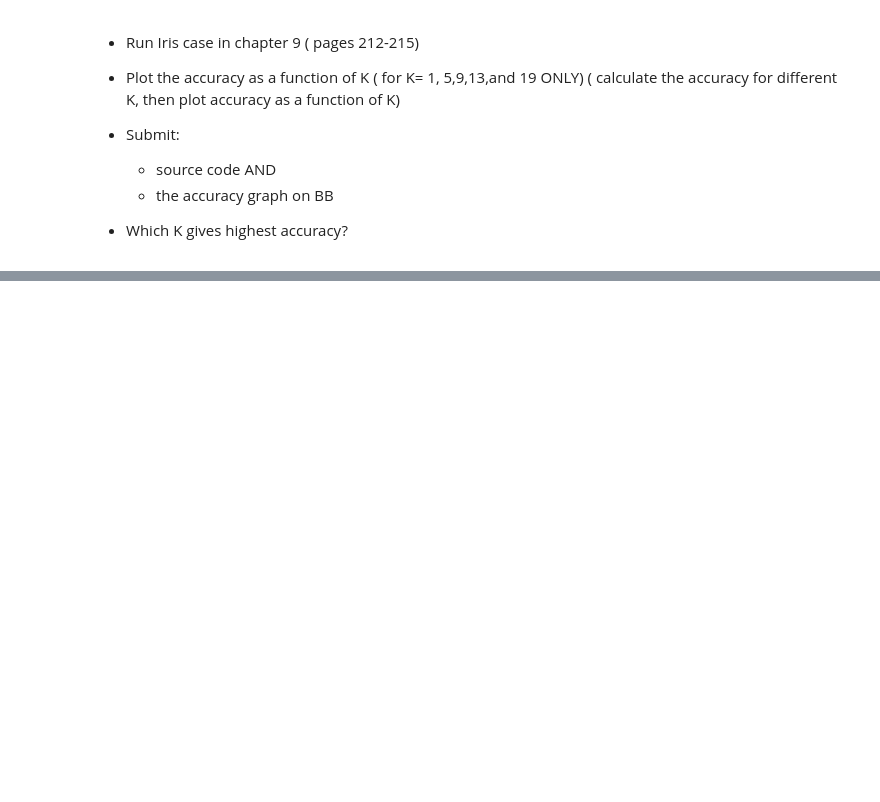
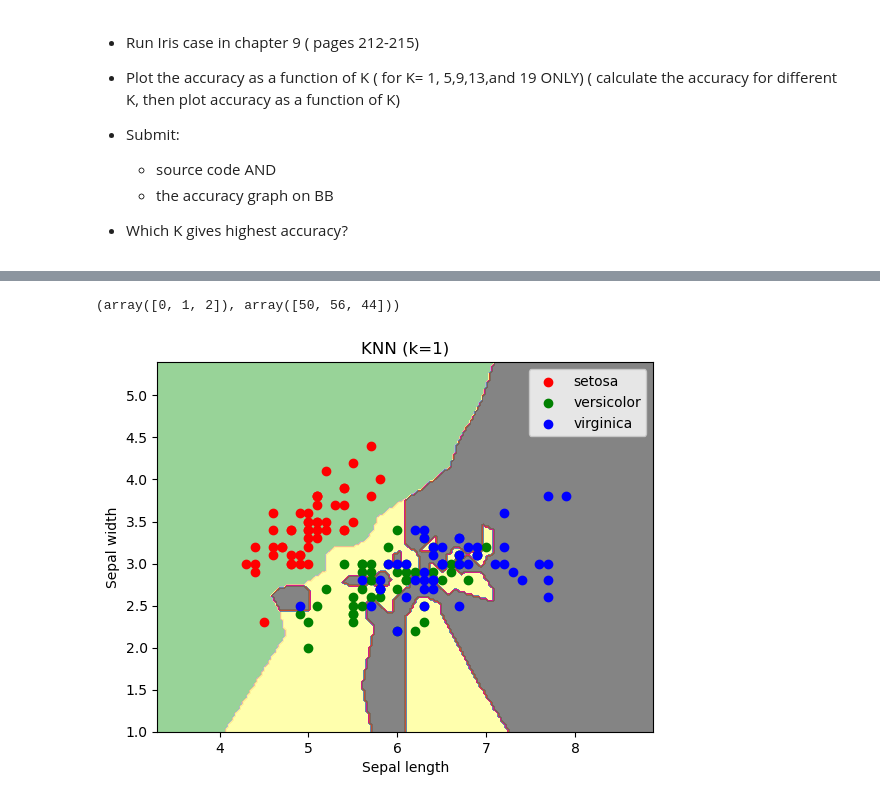
Before and after one commit to MarcoAxel/AI-ML, a Jupyter notebook: KNN_Model_Project/KNN_Model.ipynb, the cells around one changed output, grey strips where cells are left out. Drawn from its saved outputs; the diff is of its cells as text; code cells hidden in the pictures; blank space fills up the shorter version.

Commit message:
KNN Model - K=1

```diff
--- a/KNN_Model_Project/KNN_Model.ipynb
+++ b/KNN_Model_Project/KNN_Model.ipynb
@@ -10,0 +39,34 @@
+# %%
+from sklearn.neighbors import KNeighborsClassifier
+k = 1
+#---instantiate learning model---
+knn = KNeighborsClassifier(n_neighbors=k)
+#---fitting the model---
+knn.fit(X, y)
+#---min and max for the first feature---
+x_min, x_max = X[:, 0].min() - 1, X[:, 0].max() + 1
+#---min and max for the second feature---
+y_min, y_max = X[:, 1].min() - 1, X[:, 1].max() + 1
+#---step size in the mesh---
+h = (x_max / x_min)/100
+#---make predictions for each of the points in xx,yy---
+xx, yy = np.meshgrid(np.arange(x_min, x_max, h),
+                    np.arange(y_min, y_max, h))
+Z = knn.predict(np.c_[xx.ravel(), yy.ravel()])
+#---draw the result using a color plot---
+Z = Z.reshape(xx.shape)
+plt.contourf(xx, yy, Z, cmap=plt.cm.Accent, alpha=0.8)
+#---plot the training points---
+colors = ['red', 'green', 'blue']
+for color, i, target in zip(colors, [0, 1, 2], iris.target_names):
+    plt.scatter(X[y==i, 0], X[y==i, 1], color=color, label=target)
+plt.xlabel('Sepal length')
+plt.ylabel('Sepal width')
+plt.title(f'KNN (k={k})')
+plt.legend(loc='best', shadow=False, scatterpoints=1)
+predictions = knn.predict(X)
+#--classifications based on predictions---
+print(np.unique(predictions, return_counts=True))
+# %% [output]
+(array([0, 1, 2]), array([50, 56, 44]))
+[figure, added]
```
Also changed, not shown: parts of 2 cells of this notebook.
